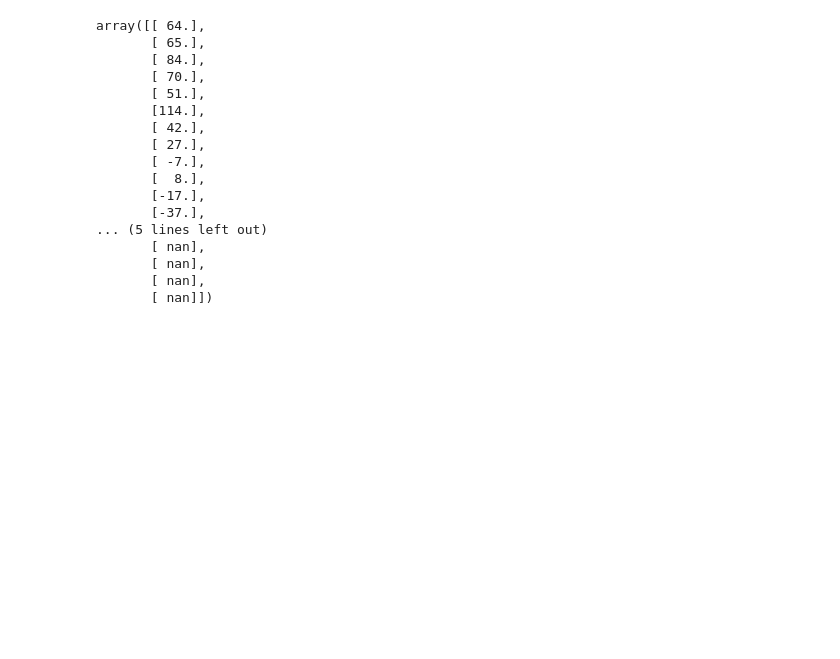
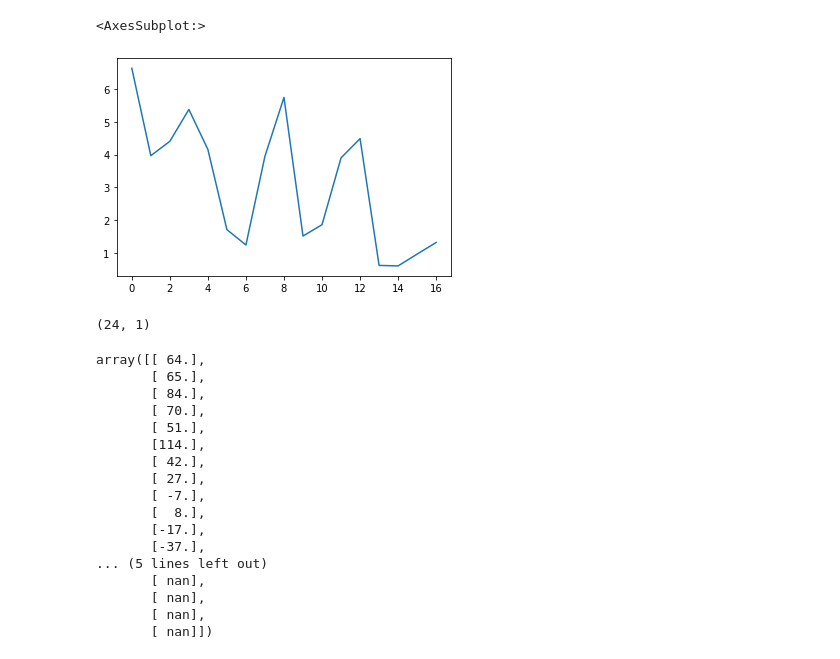
Before and after one commit to UW-MLGEO/MLGEO2024_TC_Tracks_Intensity, a Jupyter notebook: notebooks/clean_SHIPS_data.ipynb, the cells around one changed output. Drawn from its saved outputs; the diff is of its cells as text; code cells hidden in the pictures; blank space fills up the shorter version.

```diff
--- a/notebooks/clean_SHIPS_data.ipynb
+++ b/notebooks/clean_SHIPS_data.ipynb
@@ -176,3 +233,8 @@ lat.shape
+# %%
+df.Vert_Vel.plot()
+# %% [output]
+<AxesSubplot:>
+[figure, added]
 # %%
 times = np.full((len(lines[1])-1, 1), 'np.nan')
 vmax = np.full((len(lines[2])-1, 1), 'np.nan')
@@ -233,6 +295,10 @@ for i in range(len(lines[64])-1):
 # Vert Vel
 for i in range(len(lines[67])-1):
     vert_vel[i,:] = float(lines[67][i])/100
+# %%
+daily_sst_avg.shape
+# %% [output]
+(24, 1)
 # %%
 ### Mu-Chieh Ko,Xiaomin Chen, Miroslav Kubat and Sundararaman Gopalakrishnan
 delv = np.full((len(lines[6])-1, 1), np.nan)
```
Also changed, not shown: parts of 20 cells of this notebook, 2 other files.
